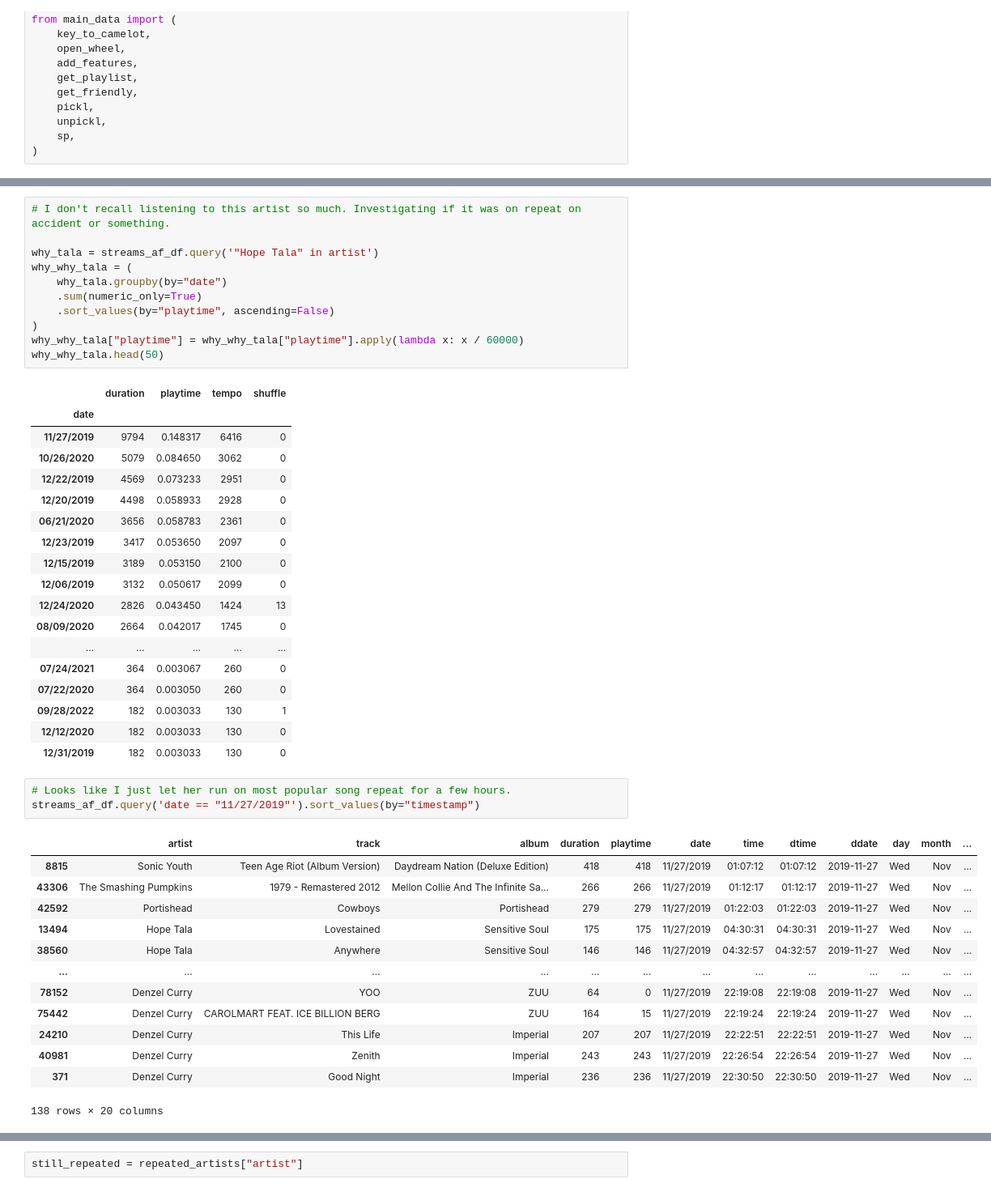
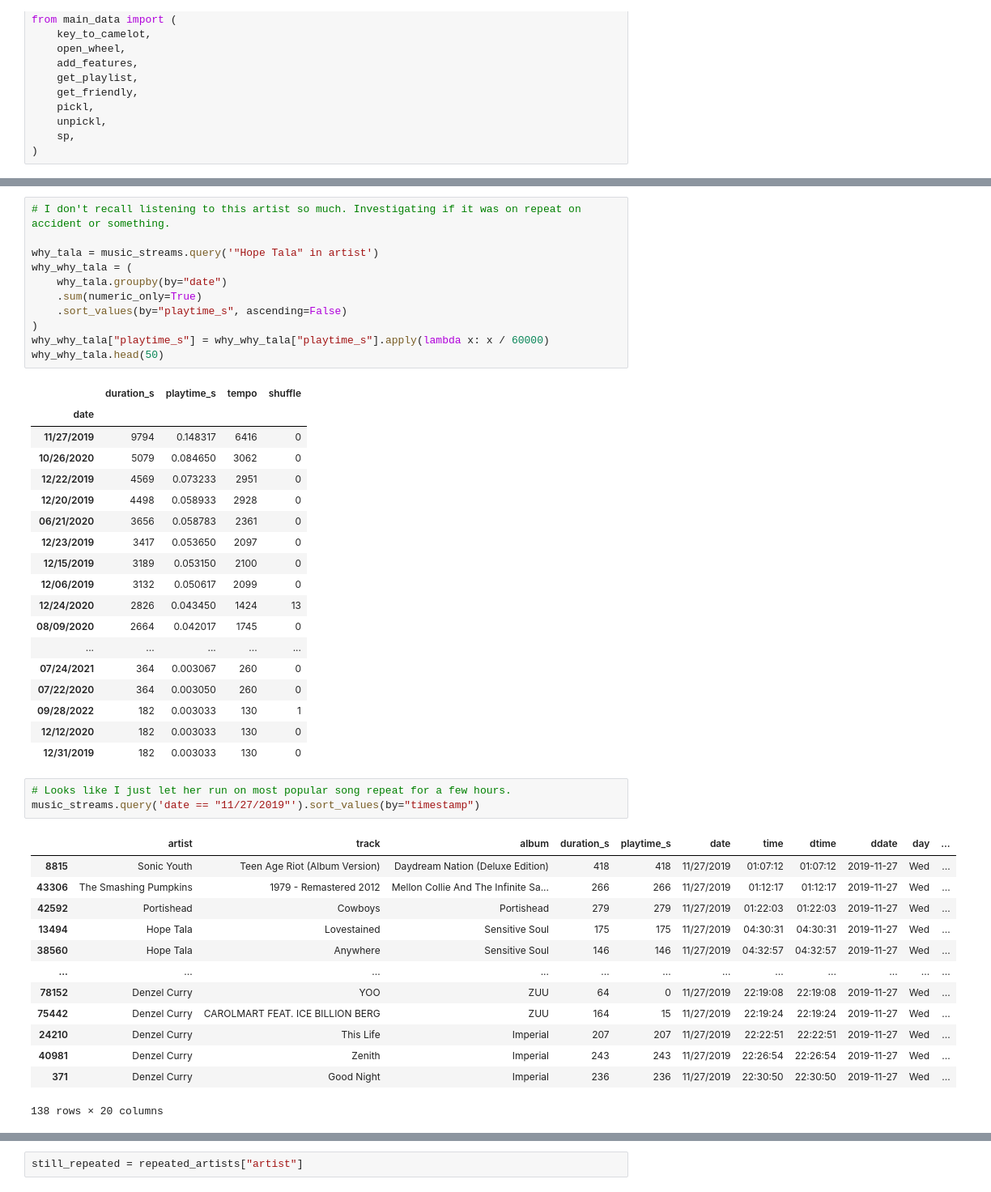
Before and after one commit to mmmuir/CL_DA2, a Jupyter notebook: spotipy_analysis.ipynb, the cells around one changed output, grey strips where cells are left out. Shown at 81% size. Cells and saved outputs as stored; diff of their text form.

```diff
--- a/spotipy_analysis.ipynb
+++ b/spotipy_analysis.ipynb
@@ -82,16 +82,16 @@ all_streams_df.set_index(pd.DatetimeIndex(all_streams_df.ddate)).sort_index()
 # %%
 # I don't recall listening to this artist so much. Investigating if it was on repeat on accident or something.
 
-why_tala = streams_af_df.query('"Hope Tala" in artist')
+why_tala = music_streams.query('"Hope Tala" in artist')
 why_why_tala = (
     why_tala.groupby(by="date")
     .sum(numeric_only=True)
-    .sort_values(by="playtime", ascending=False)
+    .sort_values(by="playtime_s", ascending=False)
 )
-why_why_tala["playtime"] = why_why_tala["playtime"].apply(lambda x: x / 60000)
+why_why_tala["playtime_s"] = why_why_tala["playtime_s"].apply(lambda x: x / 60000)
 why_why_tala.head(50)
 # %% [output]
-|  | duration | playtime | tempo | shuffle |
+|  | duration_s | playtime_s | tempo | shuffle |
 | date |  |  |  |  |
 | 11/27/2019 | 9794 | 0.148317 | 6416 | 0 |
 | 10/26/2020 | 5079 | 0.084650 | 3062 | 0 |
@@ -111,20 +111,20 @@ why_why_tala.head(50)
 | 12/31/2019 | 182 | 0.003033 | 130 | 0 |
 # %%
 # Looks like I just let her run on most popular song repeat for a few hours.
-streams_af_df.query('date == "11/27/2019"').sort_values(by="timestamp")
+music_streams.query('date == "11/27/2019"').sort_values(by="timestamp")
 # %% [output]
-|  | artist | track | album | duration | playtime | date | time | dtime | ddate | day | month | ... |
-| 8815 | Sonic Youth | Teen Age Riot (Album Version) | Daydream Nation (Deluxe Edition) | 418 | 418 | 11/27/2019 | 01:07:12 | 01:07:12 | 2019-11-27 | Wed | Nov | ... |
-| 43306 | The Smashing Pumpkins | 1979 - Remastered 2012 | Mellon Collie And The Infinite Sa... | 266 | 266 | 11/27/2019 | 01:12:17 | 01:12:17 | 2019-11-27 | Wed | Nov | ... |
-| 42592 | Portishead | Cowboys | Portishead | 279 | 279 | 11/27/2019 | 01:22:03 | 01:22:03 | 2019-11-27 | Wed | Nov | ... |
-| 13494 | Hope Tala | Lovestained | Sensitive Soul | 175 | 175 | 11/27/2019 | 04:30:31 | 04:30:31 | 2019-11-27 | Wed | Nov | ... |
-| 38560 | Hope Tala | Anywhere | Sensitive Soul | 146 | 146 | 11/27/2019 | 04:32:57 | 04:32:57 | 2019-11-27 | Wed | Nov | ... |
-| ... | ... | ... | ... | ... | ... | ... | ... | ... | ... | ... | ... | ... |
-| 78152 | Denzel Curry | YOO | ZUU | 64 | 0 | 11/27/2019 | 22:19:08 | 22:19:08 | 2019-11-27 | Wed | Nov | ... |
-| 75442 | Denzel Curry | CAROLMART FEAT. ICE BILLION BERG | ZUU | 164 | 15 | 11/27/2019 | 22:19:24 | 22:19:24 | 2019-11-27 | Wed | Nov | ... |
-| 24210 | Denzel Curry | This Life | Imperial | 207 | 207 | 11/27/2019 | 22:22:51 | 22:22:51 | 2019-11-27 | Wed | Nov | ... |
-| 40981 | Denzel Curry | Zenith | Imperial | 243 | 243 | 11/27/2019 | 22:26:54 | 22:26:54 | 2019-11-27 | Wed | Nov | ... |
-| 371 | Denzel Curry | Good Night | Imperial | 236 | 236 | 11/27/2019 | 22:30:50 | 22:30:50 | 2019-11-27 | Wed | Nov | ... |
+|  | artist | track | album | duration_s | playtime_s | date | time | dtime | ddate | day | ... |
+| 8815 | Sonic Youth | Teen Age Riot (Album Version) | Daydream Nation (Deluxe Edition) | 418 | 418 | 11/27/2019 | 01:07:12 | 01:07:12 | 2019-11-27 | Wed | ... |
+| 43306 | The Smashing Pumpkins | 1979 - Remastered 2012 | Mellon Collie And The Infinite Sa... | 266 | 266 | 11/27/2019 | 01:12:17 | 01:12:17 | 2019-11-27 | Wed | ... |
+| 42592 | Portishead | Cowboys | Portishead | 279 | 279 | 11/27/2019 | 01:22:03 | 01:22:03 | 2019-11-27 | Wed | ... |
+| 13494 | Hope Tala | Lovestained | Sensitive Soul | 175 | 175 | 11/27/2019 | 04:30:31 | 04:30:31 | 2019-11-27 | Wed | ... |
+| 38560 | Hope Tala | Anywhere | Sensitive Soul | 146 | 146 | 11/27/2019 | 04:32:57 | 04:32:57 | 2019-11-27 | Wed | ... |
+| ... | ... | ... | ... | ... | ... | ... | ... | ... | ... | ... | ... |
+| 78152 | Denzel Curry | YOO | ZUU | 64 | 0 | 11/27/2019 | 22:19:08 | 22:19:08 | 2019-11-27 | Wed | ... |
+| 75442 | Denzel Curry | CAROLMART FEAT. ICE BILLION BERG | ZUU | 164 | 15 | 11/27/2019 | 22:19:24 | 22:19:24 | 2019-11-27 | Wed | ... |
+| 24210 | Denzel Curry | This Life | Imperial | 207 | 207 | 11/27/2019 | 22:22:51 | 22:22:51 | 2019-11-27 | Wed | ... |
+| 40981 | Denzel Curry | Zenith | Imperial | 243 | 243 | 11/27/2019 | 22:26:54 | 22:26:54 | 2019-11-27 | Wed | ... |
+| 371 | Denzel Curry | Good Night | Imperial | 236 | 236 | 11/27/2019 | 22:30:50 | 22:30:50 | 2019-11-27 | Wed | ... |
 138 rows × 20 columns
 # %%
 no_skip_df.query('artist.str.contains("(?i)miles davis")', engine="python")
```
Also changed, not shown: parts of 31 cells of this notebook, 3 other files.
